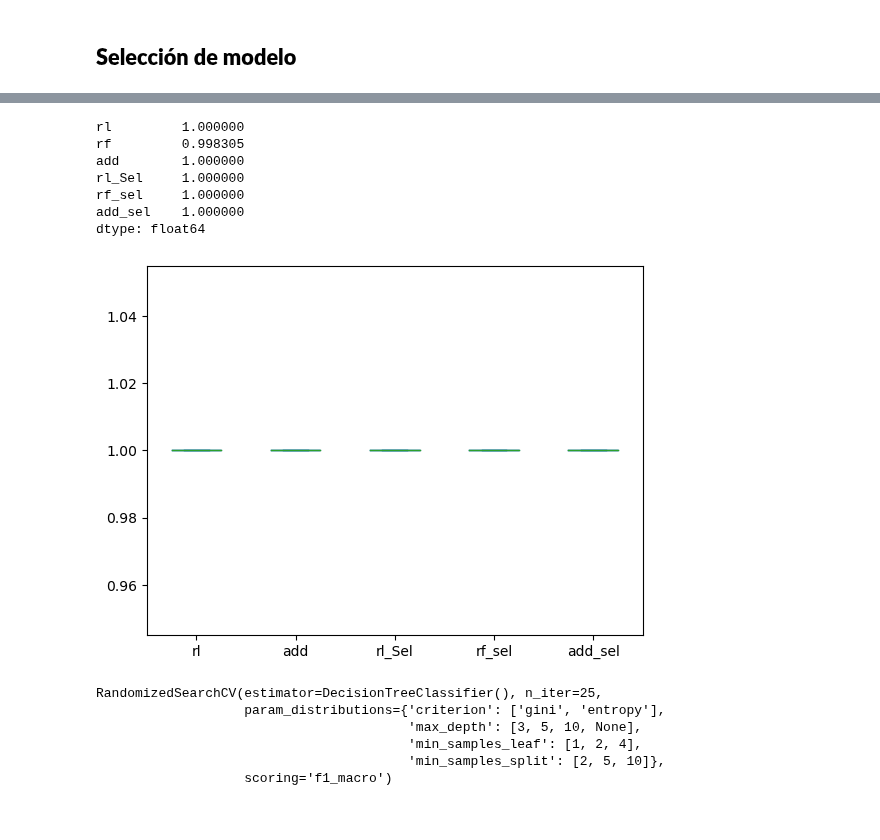
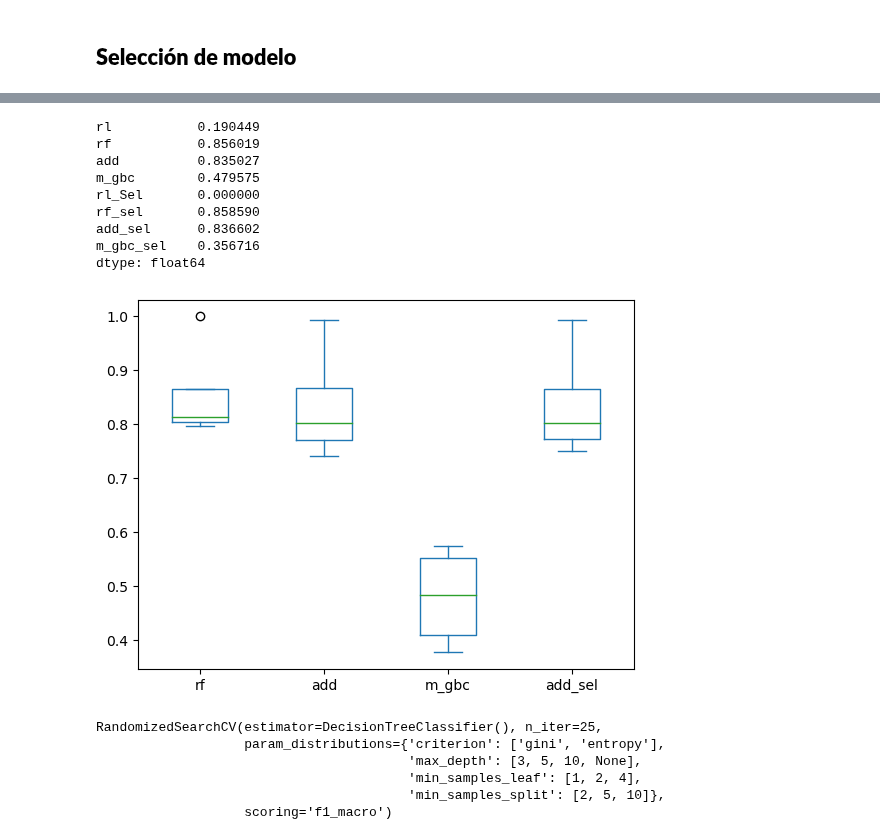
Before and after one commit to andressj1/A-RH, a Jupyter notebook: e_modelos.ipynb, the cells around one changed output, grey strips where cells are left out. Cells and saved outputs as stored; diff of their text form; code cells hidden in the pictures.

```diff
--- a/e_modelos.ipynb
+++ b/e_modelos.ipynb
@@ -111,7 +109,7 @@ ValueError: Length mismatch: Expected axis has 4 elements, new values have 3 ele
 # %%
 rmse=pd.concat([rmse_df,rmse_varsel],axis=1)
-rmse.columns=['rl', 'rf', 'add',
-       'rl_Sel', 'rf_sel', 'add_sel']
+rmse.columns=['rl', 'rf', 'add', 'm_gbc',
+       'rl_Sel', 'rf_sel', 'add_sel', 'm_gbc_sel']
 # %%
 rmse_df.plot(kind='box') #### gráfico para modelos todas las varibles
 rmse_varsel.plot(kind='box') ### gráfico para modelo variables seleccionadas
@@ -124,17 +122,18 @@ rmse.plot(kind='box') ### gráfico para modelos sel y todas las variables
 # %%
-rmse2=rmse[ ['rl', 'add','rl_Sel', 'rf_sel', 'add_sel']]
+rmse2=rmse[['rf', 'add', 'm_gbc', 'add_sel']]
 rmse2.plot(kind='box') ### gráfico para modelos sel y todas las variables
-
 rmse.mean() ### medias de mape
 # %% [output]
-rl         1.000000
-rf         0.998305
-add        1.000000
-rl_Sel     1.000000
-rf_sel     1.000000
-add_sel    1.000000
+rl           0.190449
+rf           0.856019
+add          0.835027
+m_gbc        0.479575
+rl_Sel       0.000000
+rf_sel       0.858590
+add_sel      0.836602
+m_gbc_sel    0.356716
 dtype: float64
-[figure, old version]
+[figure, new version]
 # %%
 ##### Ajuste de modelo ganador; Arboles de decision usando todas las variables
 param_grid = {
```
Also changed, not shown: parts of 2 cells of this notebook.
